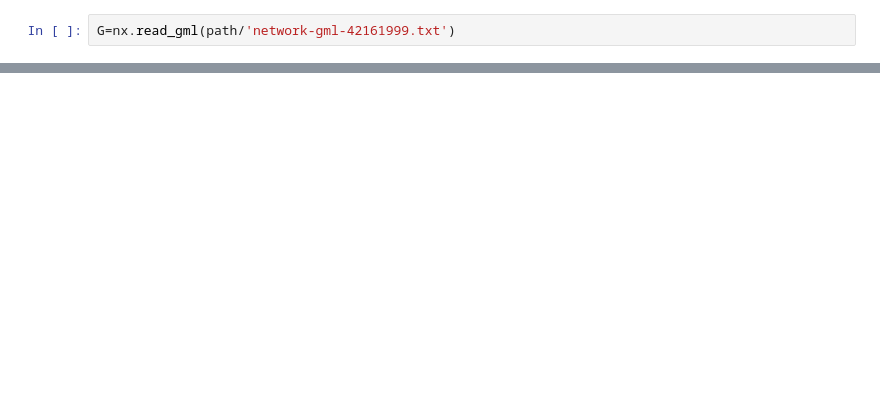
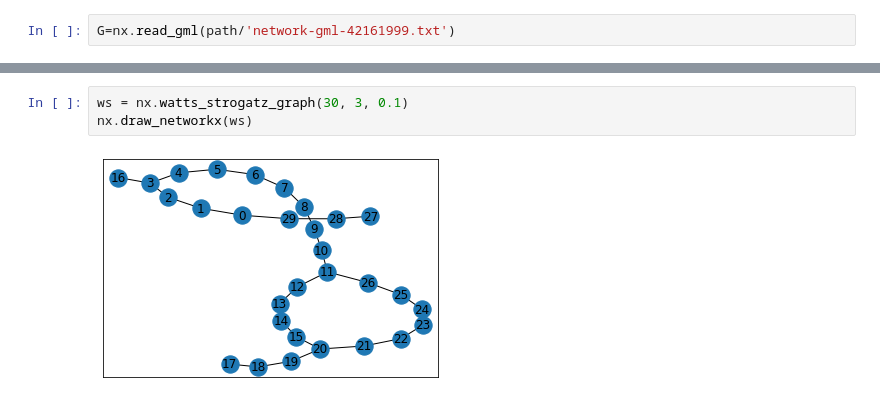
Before and after one commit to IsisChameleon/abm_commons_tragedy, a Jupyter notebook: Networkx-commons.ipynb, the cells around one changed output, grey strips where cells are left out. Saved outputs shown, nothing was run; the diff lists cells and outputs as text; blank space fills up the shorter version.

```diff
--- a/Networkx-commons.ipynb
+++ b/Networkx-commons.ipynb
@@ -54,0 +94,5 @@ nx.draw_networkx(G)
+# %%
+ws = nx.watts_strogatz_graph(30, 3, 0.1)
+nx.draw_networkx(ws)
+# %% [output]
+[figure, added]
```
Also changed, not shown: parts of 16 cells of this notebook, 2 other files.
